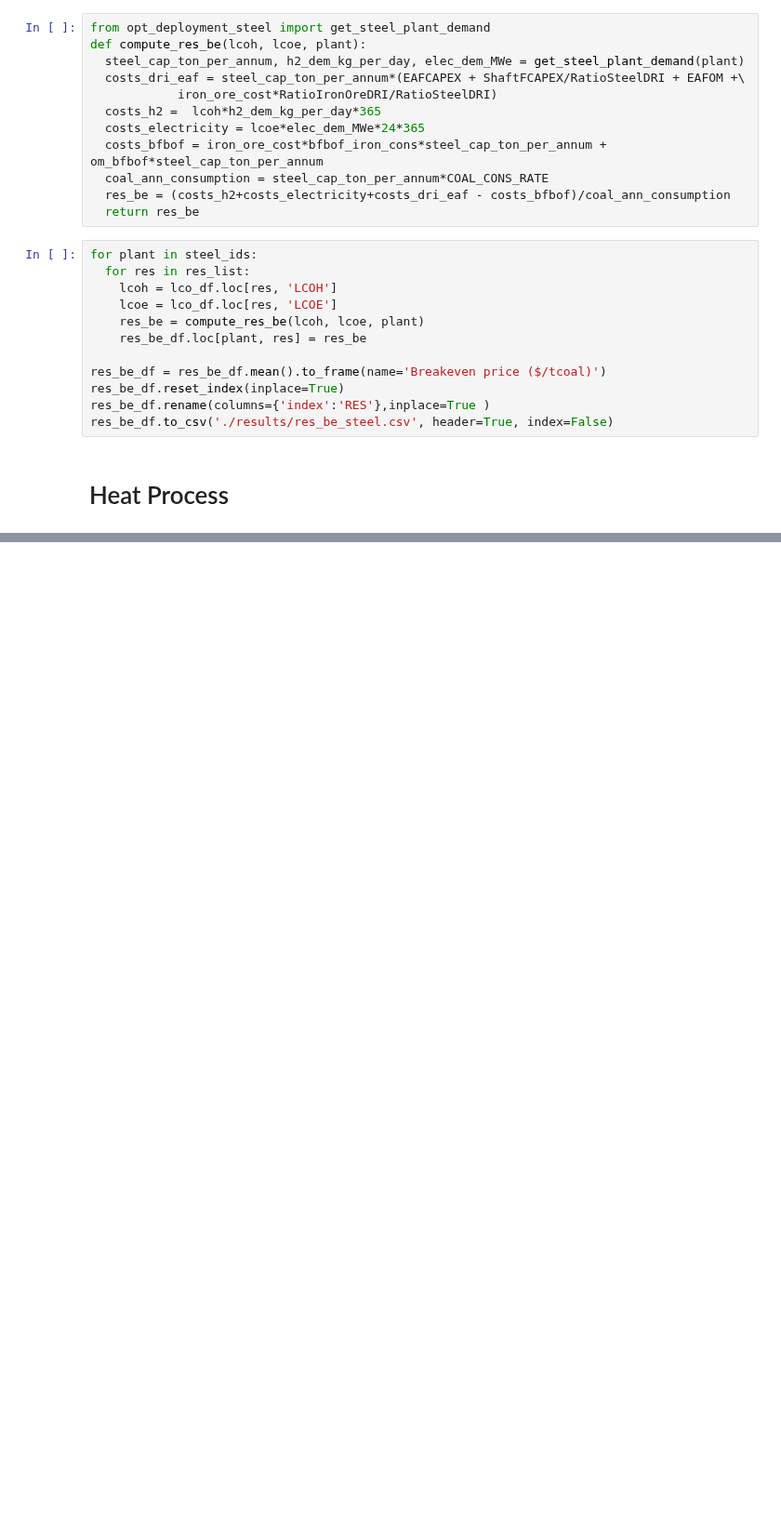
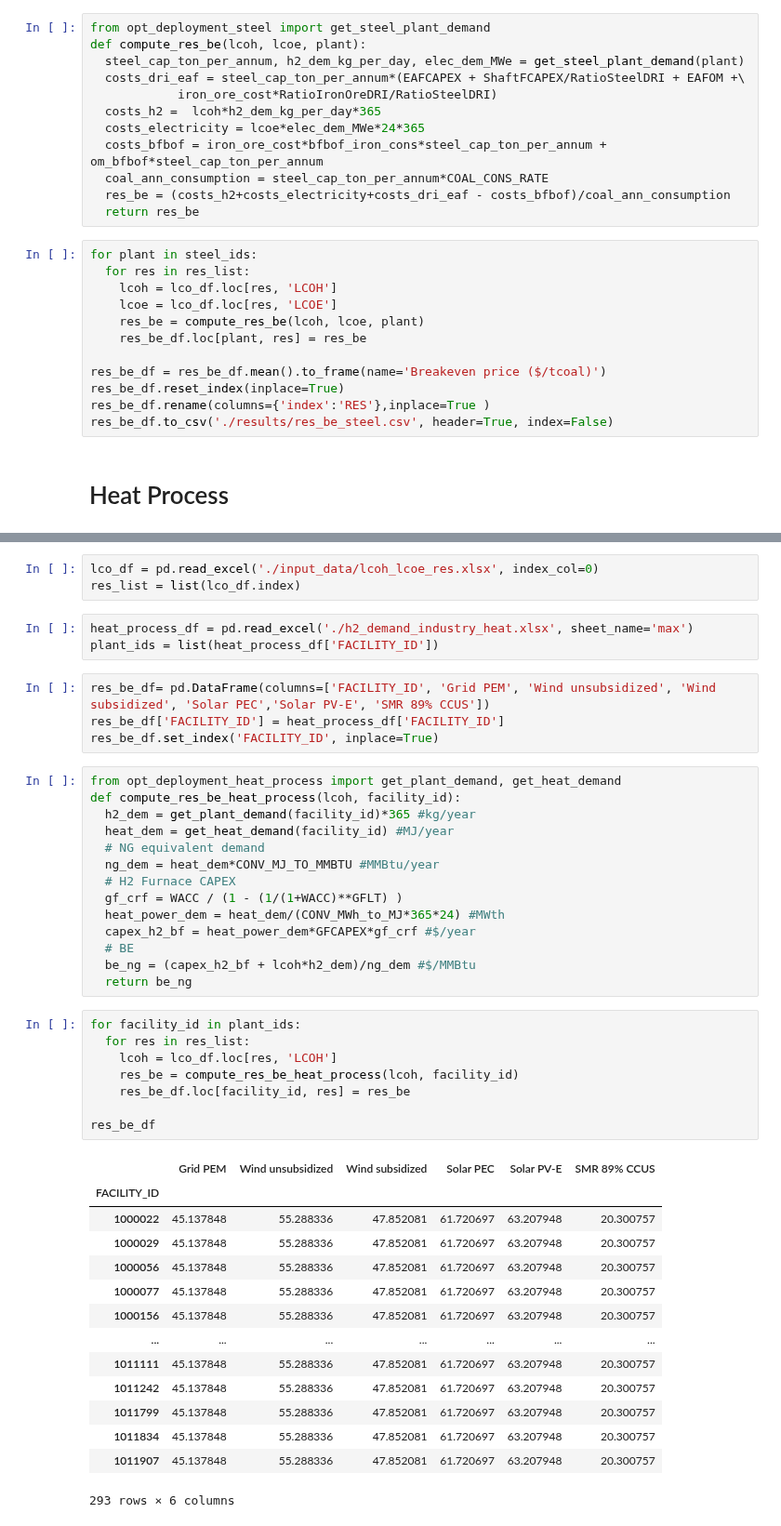
Before and after one commit to mgarrouste/SMR_deployment, a Jupyter notebook: code/res_be_calculations.ipynb, the cells around one changed output, grey strips where cells are left out. Shown at 93% size. Drawn from its saved outputs; the diff is of its cells as text; blank space fills up the shorter version.

Commit message:
compute breakeven prices for BE heat process use case

```diff
--- a/code/res_be_calculations.ipynb
+++ b/code/res_be_calculations.ipynb
@@ -74,0 +84,47 @@ res_be_df.to_csv('./results/res_be_steel.csv', header=True, index=False)
+# %%
+lco_df = pd.read_excel('./input_data/lcoh_lcoe_res.xlsx', index_col=0)
+res_list = list(lco_df.index)
+# %%
+heat_process_df = pd.read_excel('./h2_demand_industry_heat.xlsx', sheet_name='max')
+plant_ids = list(heat_process_df['FACILITY_ID'])
+# %%
+res_be_df= pd.DataFrame(columns=['FACILITY_ID', 'Grid PEM', 'Wind unsubsidized', 'Wind subsidized', 'Solar PEC','Solar PV-E', 'SMR 89% CCUS'])
+res_be_df['FACILITY_ID'] = heat_process_df['FACILITY_ID']
+res_be_df.set_index('FACILITY_ID', inplace=True)
+# %%
+from opt_deployment_heat_process import get_plant_demand, get_heat_demand
+def compute_res_be_heat_process(lcoh, facility_id):
+  h2_dem = get_plant_demand(facility_id)*365 #kg/year
+  heat_dem = get_heat_demand(facility_id) #MJ/year
+  # NG equivalent demand
+  ng_dem = heat_dem*CONV_MJ_TO_MMBTU #MMBtu/year
+  # H2 Furnace CAPEX
+  gf_crf = WACC / (1 - (1/(1+WACC)**GFLT) )
+  heat_power_dem = heat_dem/(CONV_MWh_to_MJ*365*24) #MWth
+  capex_h2_bf = heat_power_dem*GFCAPEX*gf_crf #$/year
+  # BE
+  be_ng = (capex_h2_bf + lcoh*h2_dem)/ng_dem #$/MMBtu
+  return be_ng
+# %%
+for facility_id in plant_ids:
+  for res in res_list:
+    lcoh = lco_df.loc[res, 'LCOH']
+    res_be = compute_res_be_heat_process(lcoh, facility_id)
+    res_be_df.loc[facility_id, res] = res_be
+
+res_be_df
+# %% [output]
+|  | Grid PEM | Wind unsubsidized | Wind subsidized | Solar PEC | Solar PV-E | SMR 89% CCUS |
+| FACILITY_ID |  |  |  |  |  |  |
+| 1000022 | 45.137848 | 55.288336 | 47.852081 | 61.720697 | 63.207948 | 20.300757 |
+| 1000029 | 45.137848 | 55.288336 | 47.852081 | 61.720697 | 63.207948 | 20.300757 |
+| 1000056 | 45.137848 | 55.288336 | 47.852081 | 61.720697 | 63.207948 | 20.300757 |
+| 1000077 | 45.137848 | 55.288336 | 47.852081 | 61.720697 | 63.207948 | 20.300757 |
+| 1000156 | 45.137848 | 55.288336 | 47.852081 | 61.720697 | 63.207948 | 20.300757 |
+| ... | ... | ... | ... | ... | ... | ... |
+| 1011111 | 45.137848 | 55.288336 | 47.852081 | 61.720697 | 63.207948 | 20.300757 |
+| 1011242 | 45.137848 | 55.288336 | 47.852081 | 61.720697 | 63.207948 | 20.300757 |
+| 1011799 | 45.137848 | 55.288336 | 47.852081 | 61.720697 | 63.207948 | 20.300757 |
+| 1011834 | 45.137848 | 55.288336 | 47.852081 | 61.720697 | 63.207948 | 20.300757 |
+| 1011907 | 45.137848 | 55.288336 | 47.852081 | 61.720697 | 63.207948 | 20.300757 |
+293 rows × 6 columns
```
Also changed, not shown: parts of 2 cells of this notebook.
